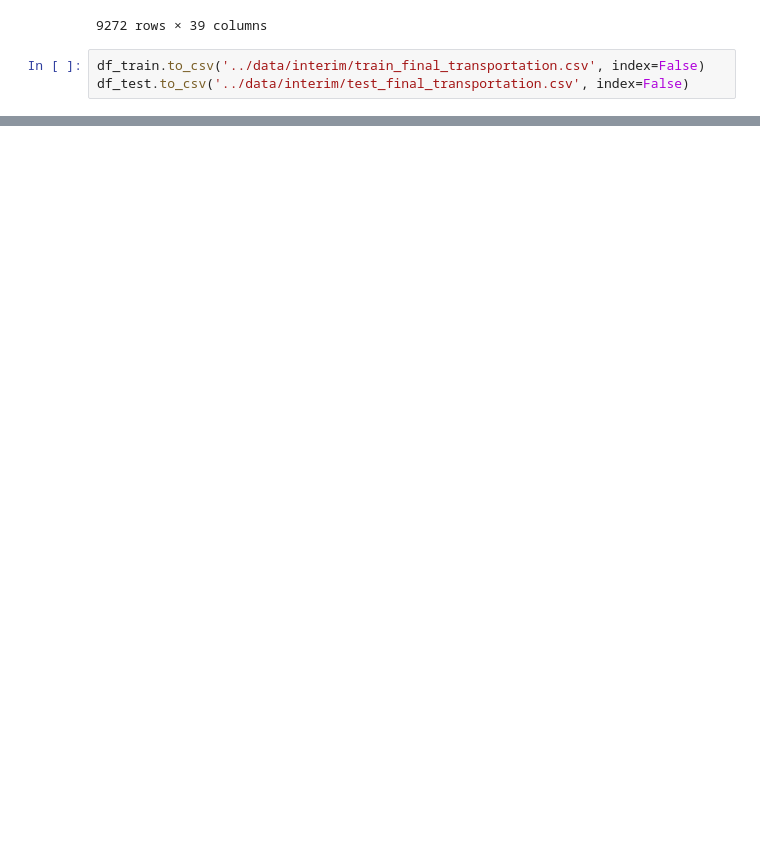
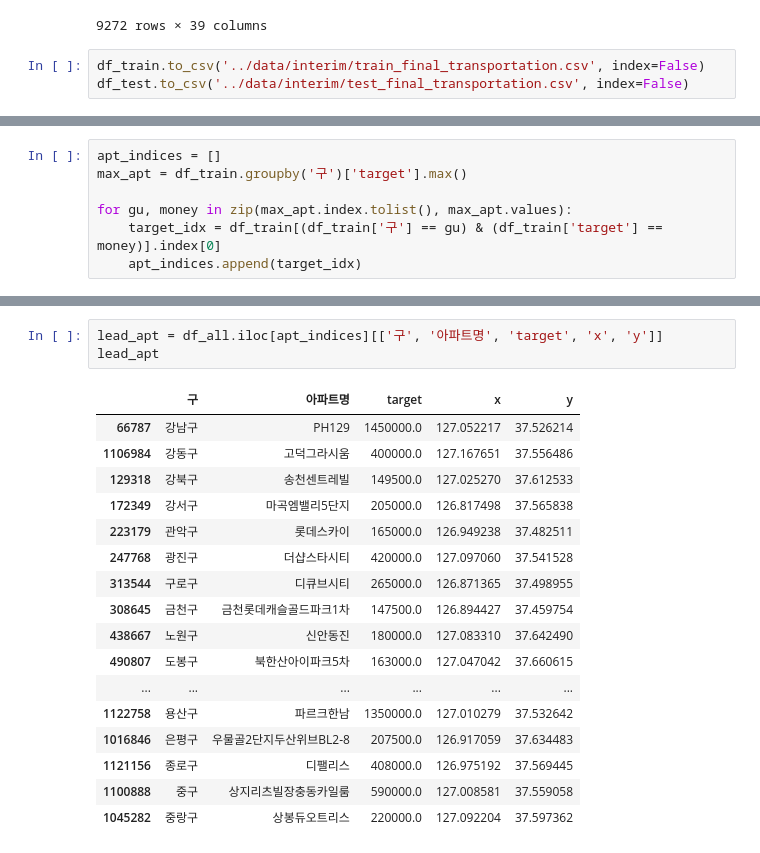
Before and after one commit to UpstageAILab/upstage-ml-regression-07, a Jupyter notebook: house_price_pred/notebooks/08-lyh-add_counting_transportation.ipynb, the cells around one changed output, grey strips where cells are left out. Drawn from its saved outputs; the diff is of its cells as text; blank space fills up the shorter version.

```diff
--- a/house_price_pred/notebooks/08-lyh-add_counting_transportation.ipynb
+++ b/house_price_pred/notebooks/08-lyh-add_counting_transportation.ipynb
@@ -412,0 +426,7 @@ df_test.to_csv('../data/interim/test_final_transportation.csv', index=False)
+# %%
+apt_indices = []
+max_apt = df_train.groupby('구')['target'].max()
+
+for gu, money in zip(max_apt.index.tolist(), max_apt.values):
+    target_idx = df_train[(df_train['구'] == gu) & (df_train['target'] == money)].index[0]
+    apt_indices.append(target_idx)
@@ -412,0 +449,21 @@ df_test.to_csv('../data/interim/test_final_transportation.csv', index=False)
+# %%
+lead_apt = df_all.iloc[apt_indices][['구', '아파트명', 'target', 'x', 'y']]
+lead_apt
+# %% [output]
+|  | 구 | 아파트명 | target | x | y |
+| 66787 | 강남구 | PH129 | 1450000.0 | 127.052217 | 37.526214 |
+| 1106984 | 강동구 | 고덕그라시움 | 400000.0 | 127.167651 | 37.556486 |
+| 129318 | 강북구 | 송천센트레빌 | 149500.0 | 127.025270 | 37.612533 |
+| 172349 | 강서구 | 마곡엠밸리5단지 | 205000.0 | 126.817498 | 37.565838 |
+| 223179 | 관악구 | 롯데스카이 | 165000.0 | 126.949238 | 37.482511 |
+| 247768 | 광진구 | 더샵스타시티 | 420000.0 | 127.097060 | 37.541528 |
+| 313544 | 구로구 | 디큐브시티 | 265000.0 | 126.871365 | 37.498955 |
+| 308645 | 금천구 | 금천롯데캐슬골드파크1차 | 147500.0 | 126.894427 | 37.459754 |
+| 438667 | 노원구 | 신안동진 | 180000.0 | 127.083310 | 37.642490 |
+| 490807 | 도봉구 | 북한산아이파크5차 | 163000.0 | 127.047042 | 37.660615 |
+| ... | ... | ... | ... | ... | ... |
+| 1122758 | 용산구 | 파르크한남 | 1350000.0 | 127.010279 | 37.532642 |
+| 1016846 | 은평구 | 우물골2단지두산위브BL2-8 | 207500.0 | 126.917059 | 37.634483 |
+| 1121156 | 종로구 | 디팰리스 | 408000.0 | 126.975192 | 37.569445 |
+| 1100888 | 중구 | 상지리츠빌장충동카일룸 | 590000.0 | 127.008581 | 37.559058 |
+| 1045282 | 중랑구 | 상봉듀오트리스 | 220000.0 | 127.092204 | 37.597362 |
```
Also changed, not shown: parts of 12 cells of this notebook.
